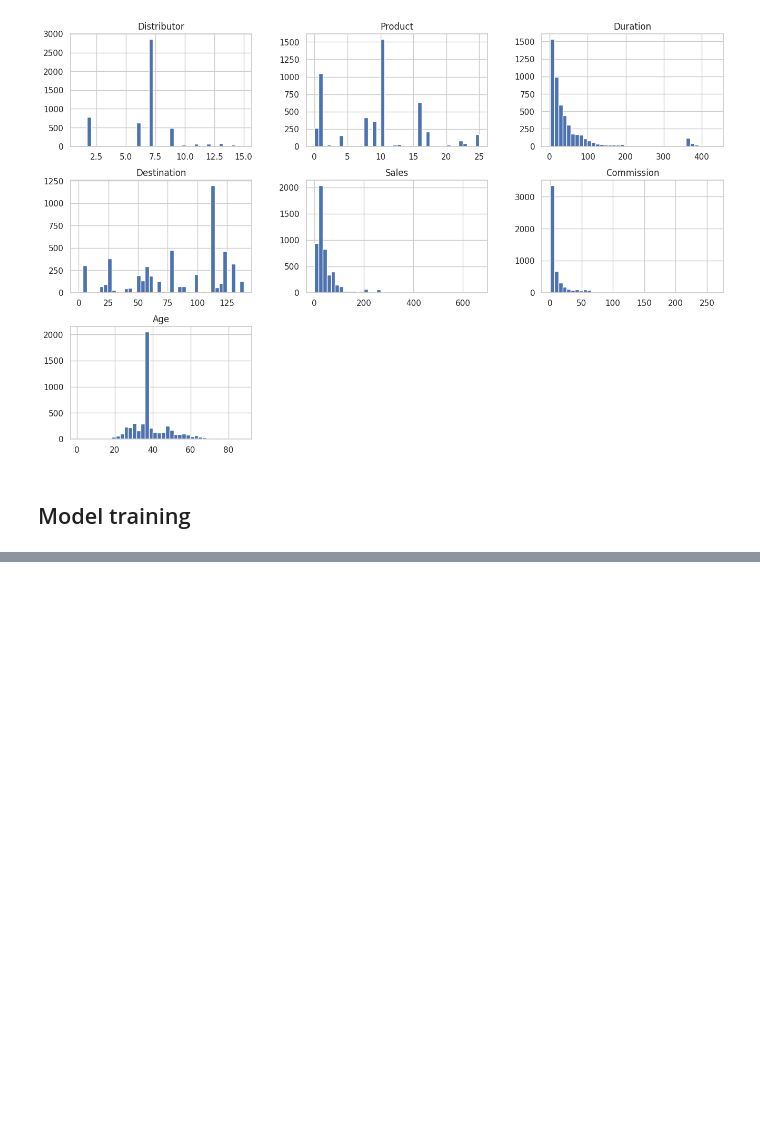
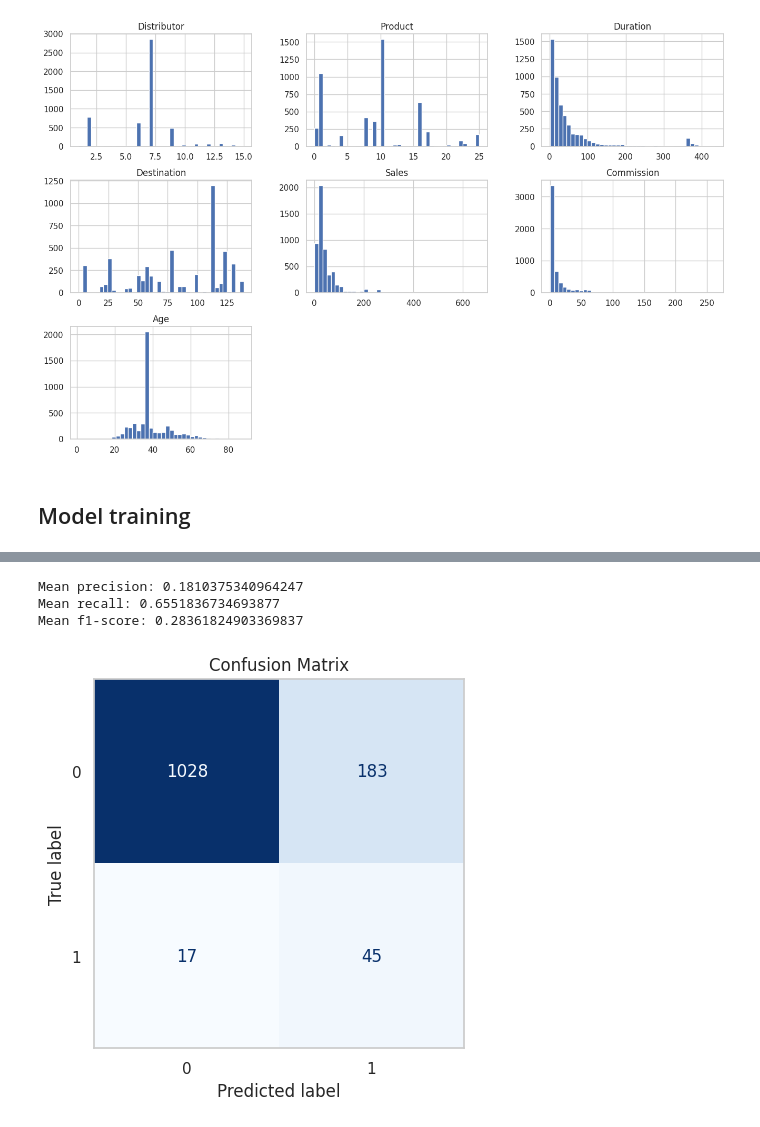
Before and after one commit to ezequielpf/med_kit_usefulness, a Jupyter notebook: notebook/medice_kit_usefullness_prediction_v1.ipynb, the cells around one changed output, grey strips where cells are left out. Drawn from its saved outputs; the diff is of its cells as text; code cells hidden in the pictures; blank space fills up the shorter version.

```diff
--- a/notebook/medice_kit_usefullness_prediction_v1.ipynb
+++ b/notebook/medice_kit_usefullness_prediction_v1.ipynb
@@ -279,0 +367,17 @@ len(y_train[y_train==0]) / len(y_train[y_train==1])
+# %%
+hgb_clf = Pipeline([
+    ("rescaler", rescaler),
+    ("model", HistGradientBoostingClassifier())
+])
+# %%
+hgb_space = {
+    "model__learning_rate": Real(0.001, 1, prior="log-uniform"),
+    "model__l2_regularization": Real(0.001, 1, prior="log-uniform"),
+    "model__max_features": Real(0.1, 1),
+    "model__min_samples_leaf": Integer(10, 20),
+    "model__class_weight": [None, "balanced"]
+}
+
+hgb_clf_opt = BayesSearchCV(estimator=hgb_clf, search_spaces=hgb_space, scoring="f1", cv=5, random_state=42, n_jobs=-1)
+# %%
+hgb_clf_opt.fit(X=X_train[features], y=y_train)
@@ -279,0 +406,12 @@ len(y_train[y_train==0]) / len(y_train[y_train==1])
+# %%
+cross_val_results(estimator=hgb_clf_opt, X=X_train[features], y=y_train, cv=5, scoring=["precision", "recall", "f1"])
+# %% [output]
+Mean precision: 0.1810375340964247
+Mean recall: 0.6551836734693877
+Mean f1-score: 0.28361824903369837
+# %%
+y_pred_hgb = hgb_clf_opt.predict(X=X_val)
+# %%
+plot_confusion_matrix(y_true=y_val, y_pred=y_pred_hgb)
+# %% [output]
+[figure, added]
```
Also changed, not shown: parts of 47 cells of this notebook.
